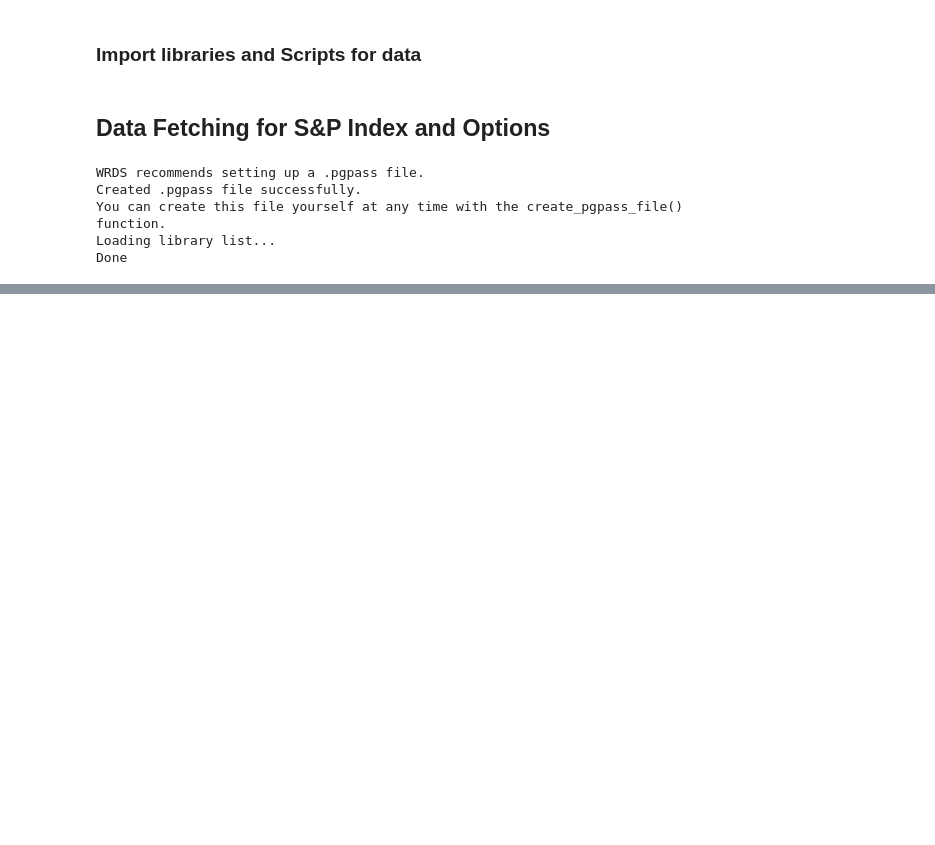
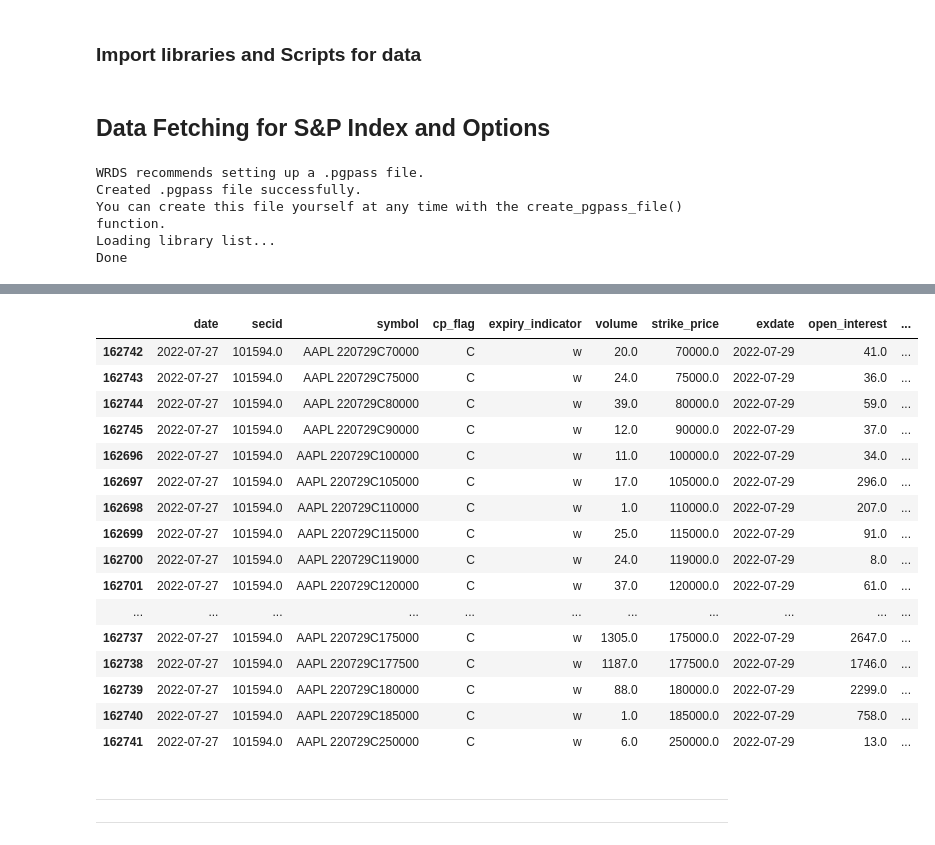
Before and after one commit to shreyjain-uchicago/ProjectLab_Spring-24_HullTactical, a Jupyter notebook: Volumes_OI_Analysis.ipynb, the cells around one changed output, grey strips where cells are left out. Saved outputs shown, nothing was run; the diff lists cells and outputs as text; code cells hidden in the pictures; blank space fills up the shorter version.

```diff
--- a/Volumes_OI_Analysis.ipynb
+++ b/Volumes_OI_Analysis.ipynb
@@ -216,0 +191,15 @@ df3[df3['ticker']=='MSFT']
+# %%
+options_dict = {}
+for year in range(2017, 2024):
+    table_name = f"optionm.opprcd{year}"  # Generate table name dynamically
+    query = f"""
+    SELECT
+        date, secid, symbol, cp_flag, expiry_indicator, volume, strike_price, exdate, open_interest, impl_volatility, best_bid, best_offer, delta, gamma, vega, theta
+    FROM
+        {table_name} a
+    WHERE
+        a.secid IN ({','.join(map(str, secids))}) AND
+        a.volume > 0 AND
+        a.expiry_indicator = 'w'
+    """
+    options_dict[year] = db.raw_sql(query, date_cols=['date'])
@@ -216,0 +316,23 @@ df3[df3['ticker']=='MSFT']
+# %%
+df_earn[df_earn['date']=='2022-07-27'].sort_values(by='strike_price')
+# %% [output]
+|  | date | secid | symbol | cp_flag | expiry_indicator | volume | strike_price | exdate | open_interest | ... |
+| 162742 | 2022-07-27 | 101594.0 | AAPL 220729C70000 | C | w | 20.0 | 70000.0 | 2022-07-29 | 41.0 | ... |
+| 162743 | 2022-07-27 | 101594.0 | AAPL 220729C75000 | C | w | 24.0 | 75000.0 | 2022-07-29 | 36.0 | ... |
+| 162744 | 2022-07-27 | 101594.0 | AAPL 220729C80000 | C | w | 39.0 | 80000.0 | 2022-07-29 | 59.0 | ... |
+| 162745 | 2022-07-27 | 101594.0 | AAPL 220729C90000 | C | w | 12.0 | 90000.0 | 2022-07-29 | 37.0 | ... |
+| 162696 | 2022-07-27 | 101594.0 | AAPL 220729C100000 | C | w | 11.0 | 100000.0 | 2022-07-29 | 34.0 | ... |
+| 162697 | 2022-07-27 | 101594.0 | AAPL 220729C105000 | C | w | 17.0 | 105000.0 | 2022-07-29 | 296.0 | ... |
+| 162698 | 2022-07-27 | 101594.0 | AAPL 220729C110000 | C | w | 1.0 | 110000.0 | 2022-07-29 | 207.0 | ... |
+| 162699 | 2022-07-27 | 101594.0 | AAPL 220729C115000 | C | w | 25.0 | 115000.0 | 2022-07-29 | 91.0 | ... |
+| 162700 | 2022-07-27 | 101594.0 | AAPL 220729C119000 | C | w | 24.0 | 119000.0 | 2022-07-29 | 8.0 | ... |
+| 162701 | 2022-07-27 | 101594.0 | AAPL 220729C120000 | C | w | 37.0 | 120000.0 | 2022-07-29 | 61.0 | ... |
+| ... | ... | ... | ... | ... | ... | ... | ... | ... | ... | ... |
+| 162737 | 2022-07-27 | 101594.0 | AAPL 220729C175000 | C | w | 1305.0 | 175000.0 | 2022-07-29 | 2647.0 | ... |
+| 162738 | 2022-07-27 | 101594.0 | AAPL 220729C177500 | C | w | 1187.0 | 177500.0 | 2022-07-29 | 1746.0 | ... |
+| 162739 | 2022-07-27 | 101594.0 | AAPL 220729C180000 | C | w | 88.0 | 180000.0 | 2022-07-29 | 2299.0 | ... |
+| 162740 | 2022-07-27 | 101594.0 | AAPL 220729C185000 | C | w | 1.0 | 185000.0 | 2022-07-29 | 758.0 | ... |
+| 162741 | 2022-07-27 | 101594.0 | AAPL 220729C250000 | C | w | 6.0 | 250000.0 | 2022-07-29 | 13.0 | ... |
+# %% [markdown]
+***
+***
```
Also changed, not shown: parts of 36 cells of this notebook, 1 other file.
